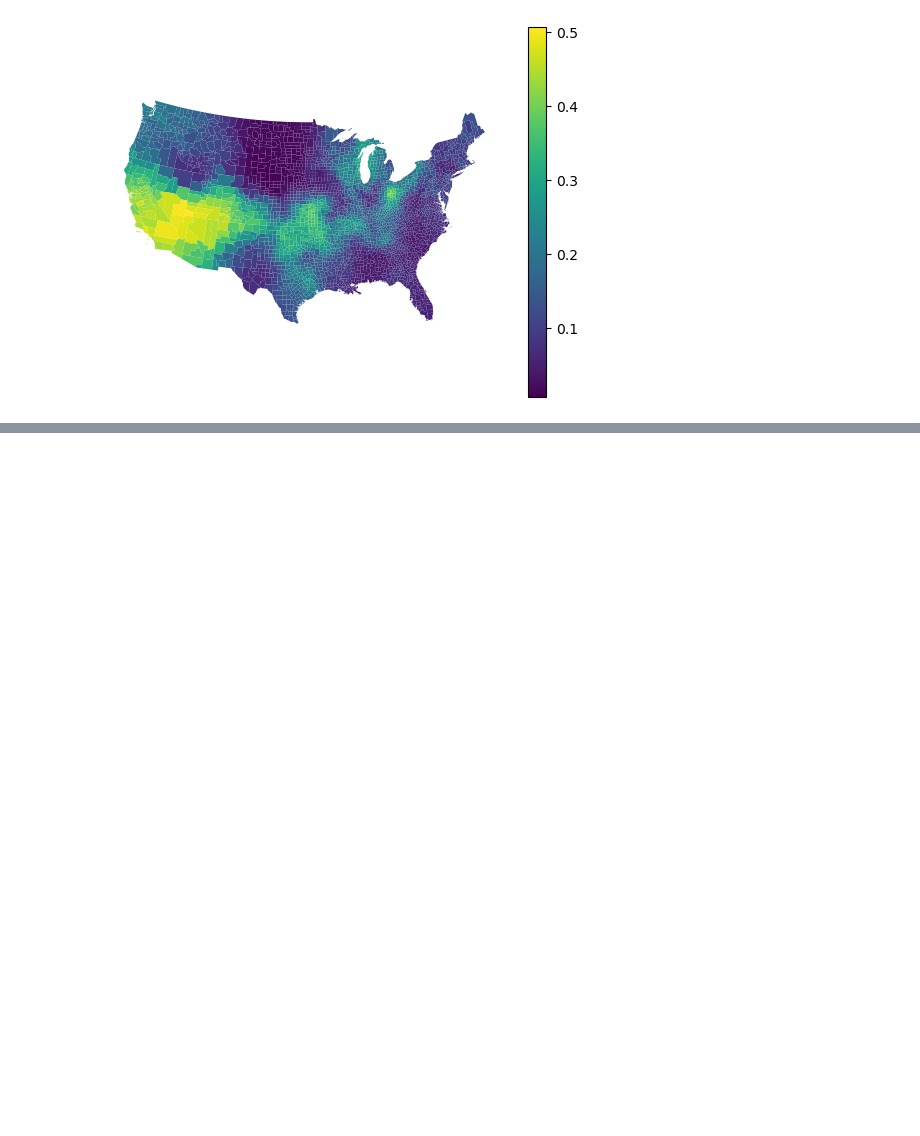
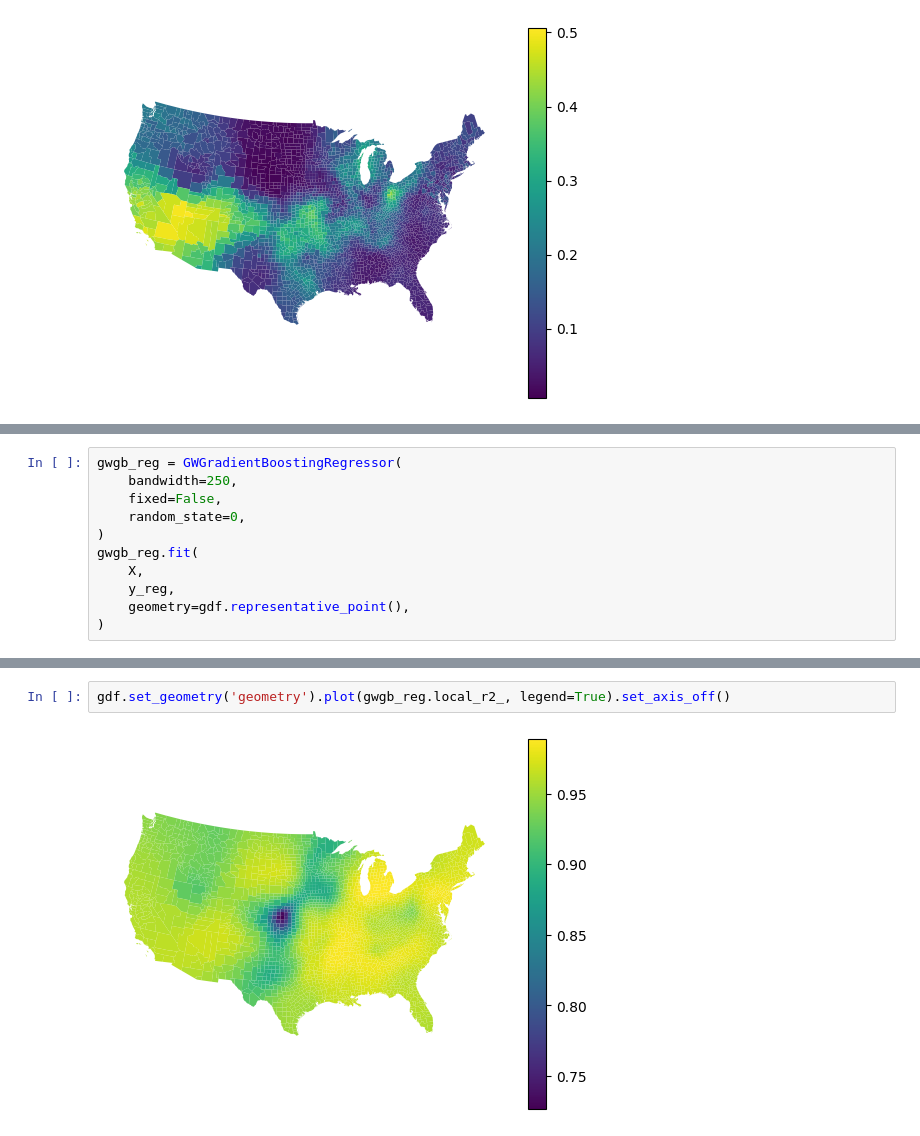
Before and after one commit to pysal/gwlearn, a Jupyter notebook: docs/source/ensemble.ipynb, the cells around one changed output, grey strips where cells are left out. Cells and saved outputs as stored; diff of their text form; blank space fills up the shorter version.

Commit message:
GWGradientBoostingRegressor

```diff
--- a/docs/source/ensemble.ipynb
+++ b/docs/source/ensemble.ipynb
@@ -238,0 +246,11 @@ gdf.set_geometry('geometry').plot(gwrf_reg.feature_importances_["HC60"], legend=
+# %%
+gwgb_reg = GWGradientBoostingRegressor(
+    bandwidth=250,
+    fixed=False,
+    random_state=0,
+)
+gwgb_reg.fit(
+    X,
+    y_reg,
+    geometry=gdf.representative_point(),
+)
@@ -238,0 +270,4 @@ gdf.set_geometry('geometry').plot(gwrf_reg.feature_importances_["HC60"], legend=
+# %%
+gdf.set_geometry('geometry').plot(gwgb_reg.local_r2_, legend=True).set_axis_off()
+# %% [output]
+[figure, added]
```
Also changed, not shown: parts of 25 cells of this notebook, 2 other files.
